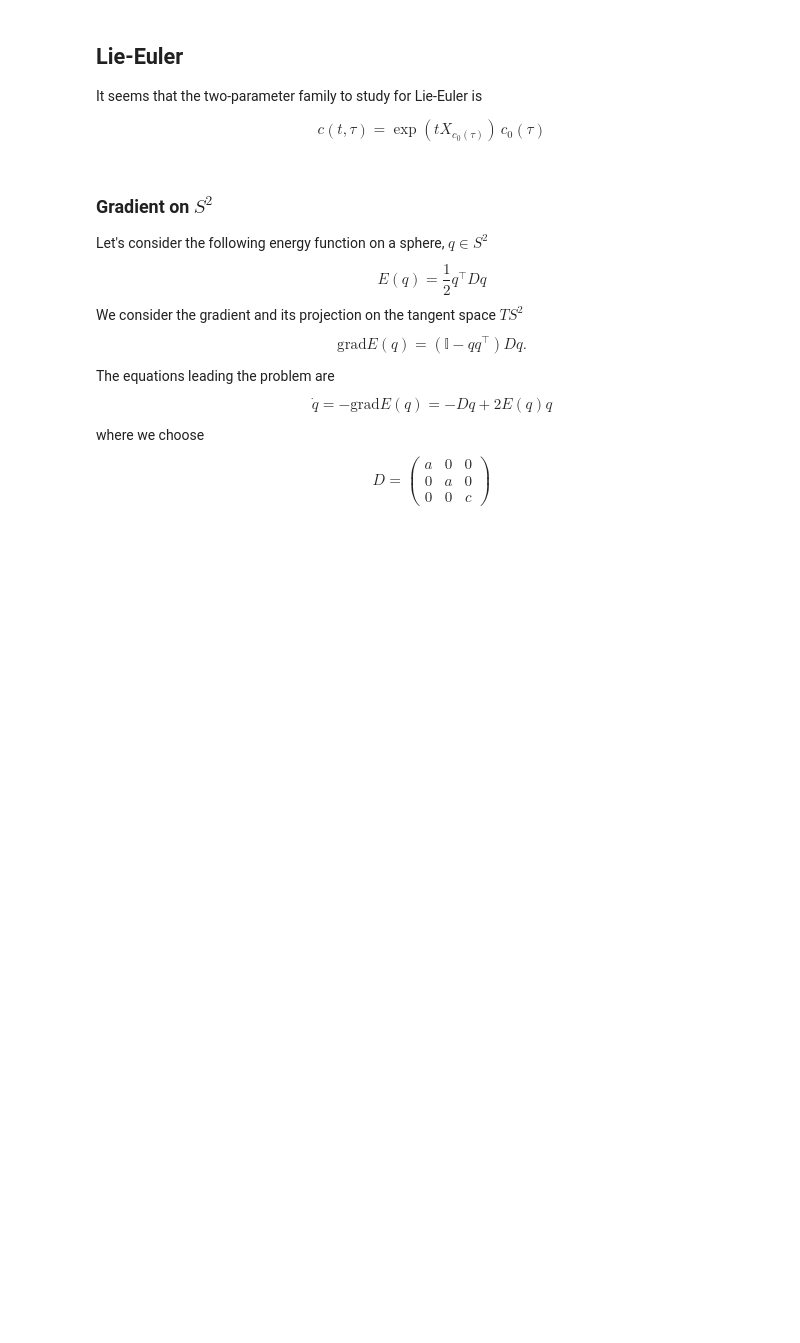
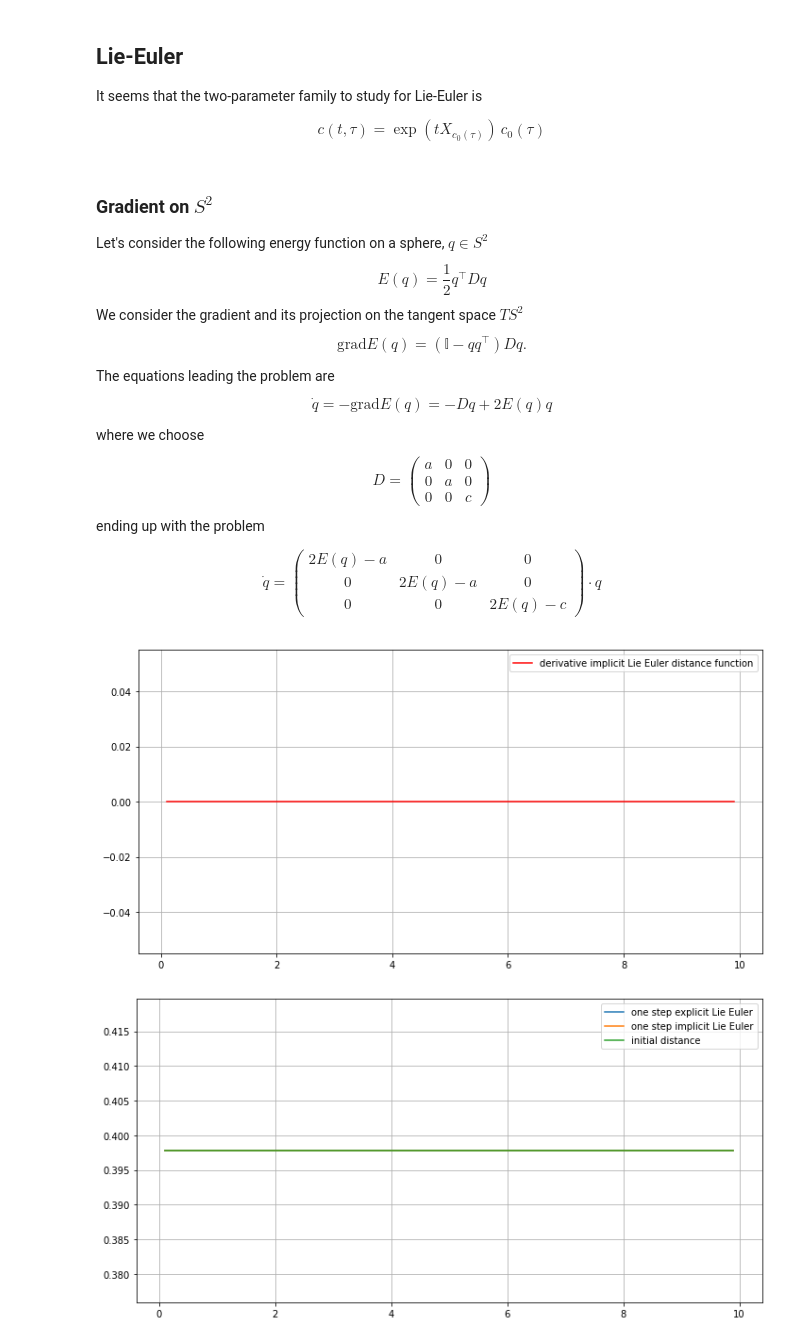
Before and after one commit to DeniseTumiotto/SphericalPendulum-Secondment, a Jupyter notebook: extras/S2contract.ipynb, the cells around one changed output. Drawn from its saved outputs; the diff is of its cells as text; code cells hidden in the pictures; blank space fills up the shorter version.

```diff
--- a/extras/S2contract.ipynb
+++ b/extras/S2contract.ipynb
@@ -569,9 +607,9 @@ We consider the gradient and its projection on the tangent space $TS^2$
 $$\text{grad}E(q)=\left(\mathbb{I}-qq^\top\right)Dq.$$
 
 The equations leading the problem are
-\begin{equation}
-    \dot{q}=-\text{grad}E(q)=-Dq+2E(q)q
-\end{equation}
+$$
+\dot{q}=-\text{grad}E(q)=-Dq+2E(q)q
+$$
 
 where we choose
 $$D=\begin{pmatrix}
@@ -579,6 +617,13 @@ a &0 &0\\
 0 &a &0\\
 0 &0 &c
 \end{pmatrix}$$
+ending up with the problem
+
+$$\dot{q}=\begin{pmatrix}
+2E(q)-a &0 &0\\
+0 &2E(q)-a &0\\
+0 &0 &2E(q)-c
+\end{pmatrix}\cdot q$$
 # %%
 # initialization
 I1 = np.random.rand(1)
@@ -588,14 +633,15 @@ if I1 > I3:
     I3 = np.copy(I1)
     I1 = np.copy(tmp)
 I2 = np.copy(I1)
-
-Inertia = np.diag([1/I1, 1/I2, 1/I3])
+# diag = np.array([1/I1, 1/I2, 1/I3]).reshape(3,)
+diag = np.array([4, 4, 1]).reshape(3,)
+Inertia = np.diag(diag)
 
 h = np.arange(0.1,10.0,0.1)
 N = np.size(h)
 time = np.linspace(0,T,N+1)
 maxIt = 30
-tol = 1e-10
+tol = 1e-12
 
 phi0=-np.pi/2*np.random.rand(2)
 theta0=2*np.pi*np.random.rand(2)
@@ -610,47 +656,53 @@ qi[1,:,0] = np.copy(q[1,:,0])
 RD[0,0] = rdistance(q[0,:,0],q[1,:,0])
 RD[1,0] = rdistance(q[0,:,0],q[1,:,0])
 
+# print(np.linalg.norm(q[0,:,0]))
+# print(np.linalg.norm(q[1,:,0]))
+
+def negSkwMatrix(x,D):
+    f = (np.eye(3)-x*np.transpose(x))*D*x
+    return f*np.transpose(x)-x*np.transpose(f)
+
 def energy(x,D):
     return 0.5*np.transpose(x)@D@x
 
-def diffEq(x,D):
-    return -D@x+2*energy(x,D)@x
+# def diffEq(x,D):
+#     return -D+2*energy(x,D)*np.eye(3)
 
 def LieEuler(x0,x,D,dt):
-    return expm(dt*diffEq(x,D))@x0
+    return expm(dt*(-negSkwMatrix(x,D)))@x0
 
-my_fun = lambda x, x0, D, dt : - x + LieEuler(x, x0, D, dt)
+my_fun = lambda x, x0, D, dt : - x + LieEuler(x0, x, D, dt)
 
 
 for k in range(N):
     for j in range(2):
         q[j,:,k+1] = LieEuler(q[j,:,0],q[j,:,0],Inertia,h[k])
         qi[j,:,k+1] = fsolve(my_fun, qi[j,:,k], args=(qi[j,:,0], Inertia, h[k]))
     RD[0,k+1] = rdistance(q[0,:,k+1],q[1,:,k+1])
     RD[1,k+1] = rdistance(qi[0,:,k+1],qi[1,:,k+1])
     DRD[k] = NumDiff(RD[1,k], RD[1,k+1], h[1]-h[0])
 
+# print(np.linalg.norm(q[0,:,:], axis=0))
+# print(np.linalg.norm(qi[0,:,:], axis=0))
 
-if any(DRD[5:]>0):
-    print('positive derivative')
+# if any(DRD[5:]>0):
+#     print('positive derivative')
 
-fig0 = plt.figure()
-ax0 = fig0.add_subplot(projection = '3d')
-ax0.plot_surface(x, y, z, cmap = plt.cm.YlGnBu_r,alpha=0.3)
-ax0.plot(q[0,0,N-5],q[0,1,N-5],q[0,2,N-5])
-ax0.plot(q[0,0,N-4],q[0,1,N-4],q[0,2,N-4])
-
-# fig1 = plt.figure()
-# plt.plot(h, DRD, color='red', label='derivative implicit Lie Euler distance function')
+fig1 = plt.figure()
+plt.plot(h, DRD, color='red', label='derivative implicit Lie Euler distance function')
 # plt.plot(h, np.zeros((N,)), color='green')
-# plt.legend()
-# plt.grid()
+plt.legend()
+plt.grid()
 
 fig2 = plt.figure()
 plt.plot(h, RD[0,1:], label='one step explicit Lie Euler')
 plt.plot(h, RD[1,1:], label='one step implicit Lie Euler')
 plt.plot(h, RD[0,0]*np.ones((N, )), label='initial distance')
 plt.legend()
 plt.grid()
 
 plt.show()
+# %% [output]
+[figure, added]
+[figure, added]
```
Also changed, not shown: parts of 5 cells of this notebook, 4 other files.
